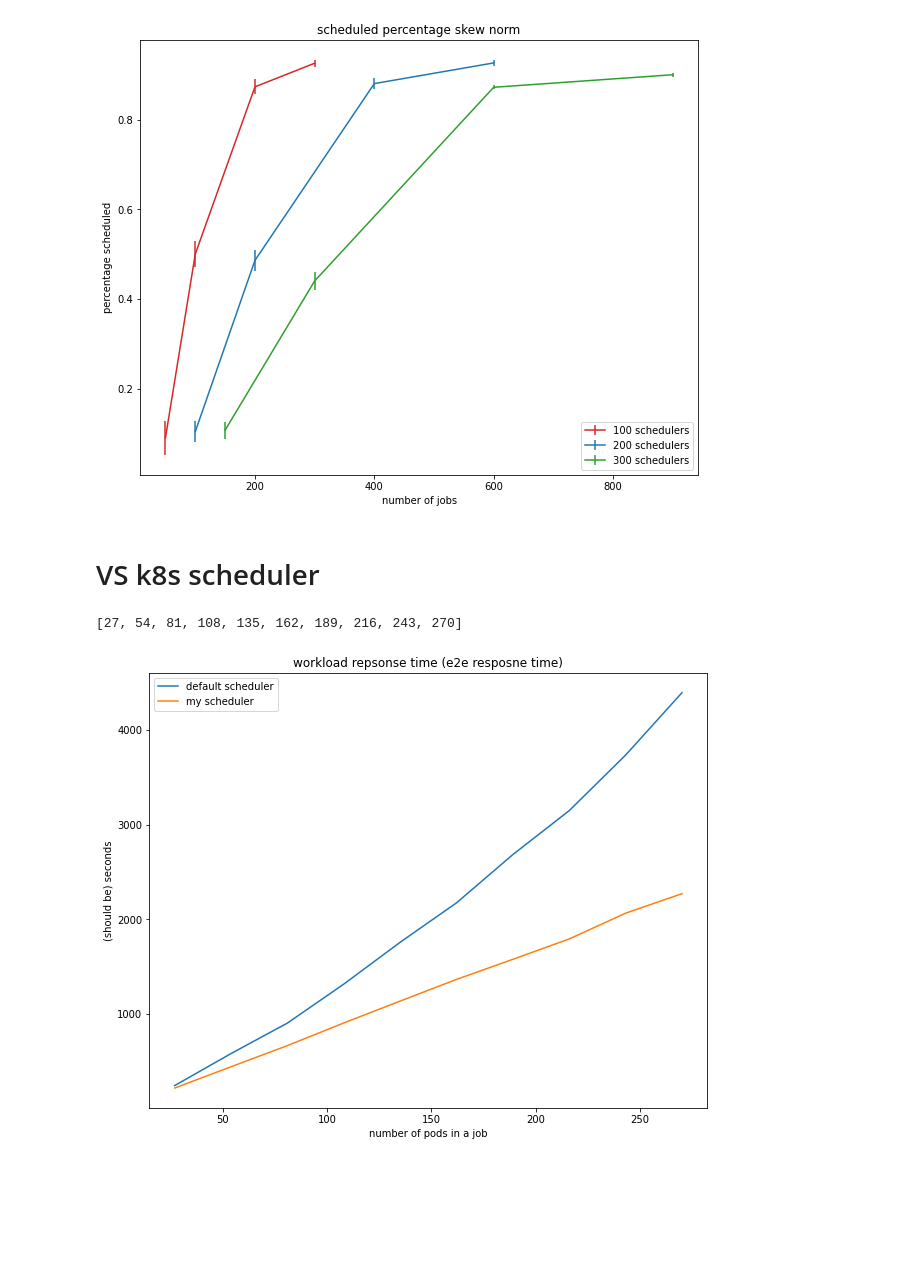
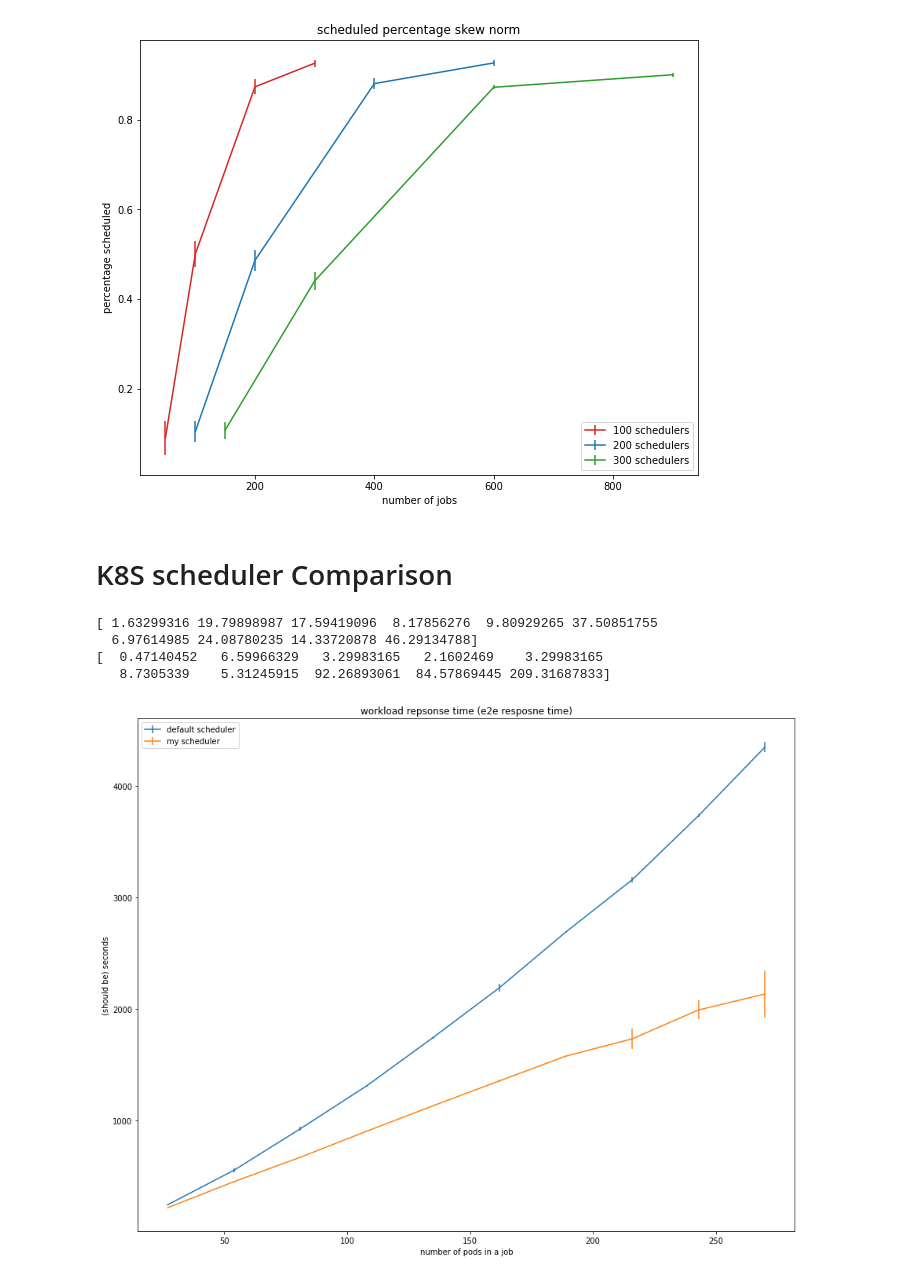
Before and after one commit to Vincent-lau/hyperion, a Jupyter notebook: measure/plotmetrics.ipynb, the cells around one changed output. Cells and saved outputs as stored; diff of their text form; code cells hidden in the pictures; blank space fills up the shorter version.

Commit message:
feat: more plotting data

```diff
--- a/measure/plotmetrics.ipynb
+++ b/measure/plotmetrics.ipynb
@@ -778,4 +778,4 @@ fig.savefig(f'{graph_dir}sched-pct-against-jobs-skew-norm.png')
 # %% [output]
 [figure]
 # %% [markdown]
-# VS k8s scheduler
+# K8S scheduler Comparison
@@ -786,19 +782,39 @@ my_sched = [219, 444, 667, 906, 1137, 1366, 1578, 1793, 2065, 2271 ]
+# %%
+default_sched = np.array([
+  [245, 583, 905, 1316, 1758, 2174, 2684, 3148, 3734, 4393],
+  [247, 541, 948, 1320, 1745, 2245, 2691, 3139, 3719, 4372],
+  [243, 541, 929, 1301, 1734, 2159, 2701, 3194, 3754, 4286]
+])
+
+my_sched = np.array([
+  [219, 444, 667, 906, 1137, 1366, 1578, 1793, 2065, 2271],
+  [219, 460, 675, 907, 1134, 1345, 1572, 1603, 2039, 2296],
+  [218, 454, 672, 902, 1129, 1359, 1585, 1804, 1874, 1840]
+])
+
+default_sched_avg = np.array([[np.mean(default_sched[:, i]), np.std(default_sched[:, i])] for i in range(len(default_sched[0]))])
+my_sched_avg = np.array([[np.mean(my_sched[:, i]), np.std(my_sched[:, i])] for i in range(len(my_sched[0]))])
+print(default_sched_avg[:, 1])
+print(my_sched_avg[:, 1])
+# %% [output]
+[ 1.63299316 19.79898987 17.59419096  8.17856276  9.80929265 37.50851755
+  6.97614985 24.08780235 14.33720878 46.29134788]
+[  0.47140452   6.59966329   3.29983165   2.1602469    3.29983165
+   8.7305339    5.31245915  92.26893061  84.57869445 209.31687833]
 # %%
 x = range(27, 11*27, 27)
-print(list(x))
 
 fig, ax = plt.subplots()
-fig.set_size_inches(10, 8)
+fig.set_size_inches(15, 12)
 
-ax.plot(x, default_sched, label='default scheduler')
-ax.plot(x, my_sched, label='my scheduler')
+ax.errorbar(x, default_sched_avg[:, 0], yerr=default_sched_avg[:, 1], label='default scheduler')
+ax.errorbar(x, my_sched_avg[:, 0], yerr=my_sched_avg[:, 1],  label='my scheduler')
 
 ax.set_xlabel('number of pods in a job')
 ax.set_ylabel('(should be) seconds')
 ax.set_title('workload repsonse time (e2e resposne time)')
 ax.legend()
 
-fig.savefig(f'{graph_dir}compare_sched.png')
+fig.savefig(f'{graph_dir}compare_sched_3run.pdf')
 # %% [output]
-[27, 54, 81, 108, 135, 162, 189, 216, 243, 270]
-[figure, old version]
+[figure, new version]
```
Also changed, not shown: parts of 1 cell of this notebook.
